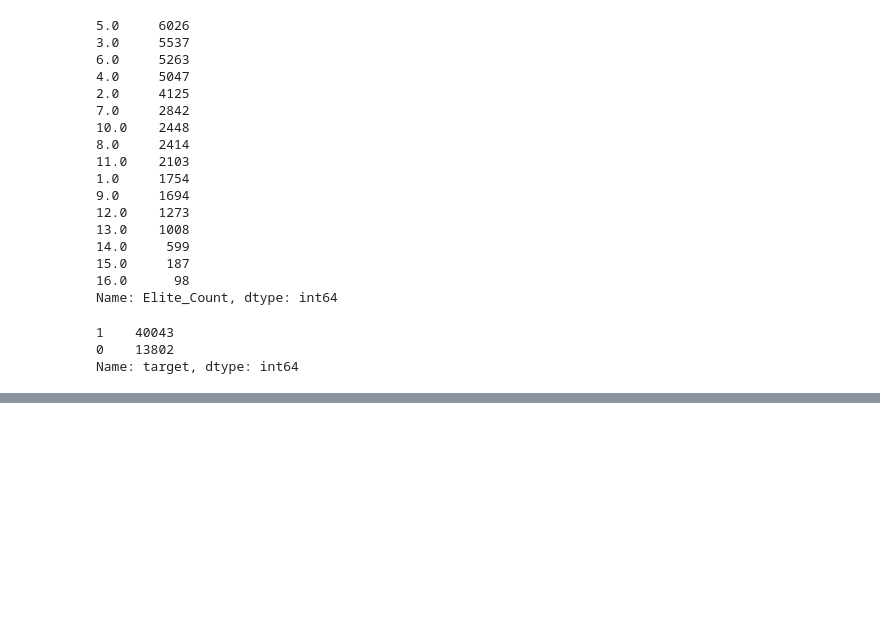
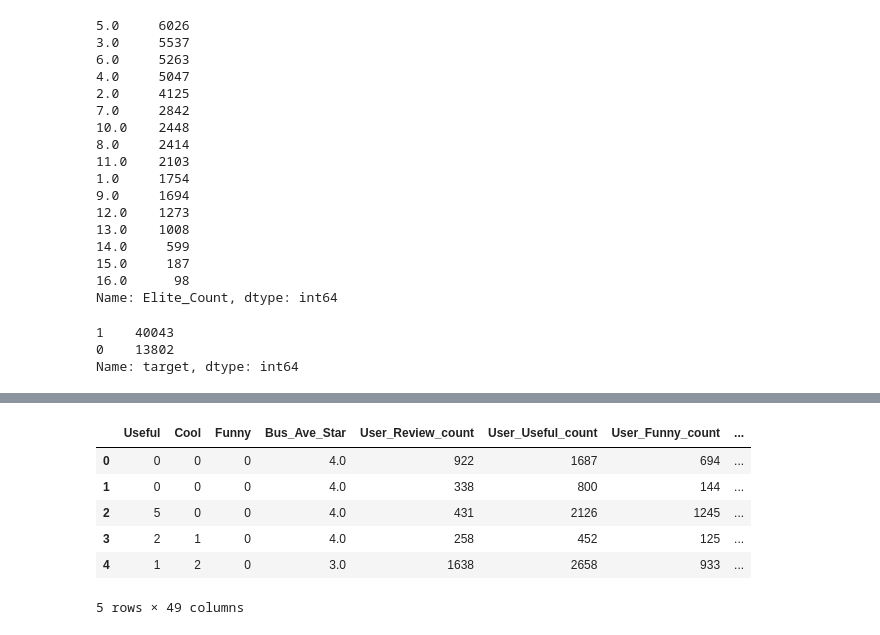
Before and after one commit to acgowda/yelp-sentiment, a Jupyter notebook: data_exploration.ipynb, the cells around one changed output, grey strips where cells are left out. Drawn from its saved outputs; the diff is of its cells as text; code cells hidden in the pictures; blank space fills up the shorter version.

```diff
--- a/data_exploration.ipynb
+++ b/data_exploration.ipynb
@@ -125,0 +177,10 @@ print(pca.explained_variance_ratio_)
+# %%
+feature_data.head()
+# %% [output]
+|  | Useful | Cool | Funny | Bus_Ave_Star | User_Review_count | User_Useful_count | User_Funny_count | ... |
+| 0 | 0 | 0 | 0 | 4.0 | 922 | 1687 | 694 | ... |
+| 1 | 0 | 0 | 0 | 4.0 | 338 | 800 | 144 | ... |
+| 2 | 5 | 0 | 0 | 4.0 | 431 | 2126 | 1245 | ... |
+| 3 | 2 | 1 | 0 | 4.0 | 258 | 452 | 125 | ... |
+| 4 | 1 | 2 | 0 | 3.0 | 1638 | 2658 | 933 | ... |
+5 rows × 49 columns
```
Also changed, not shown: parts of 15 cells of this notebook.
